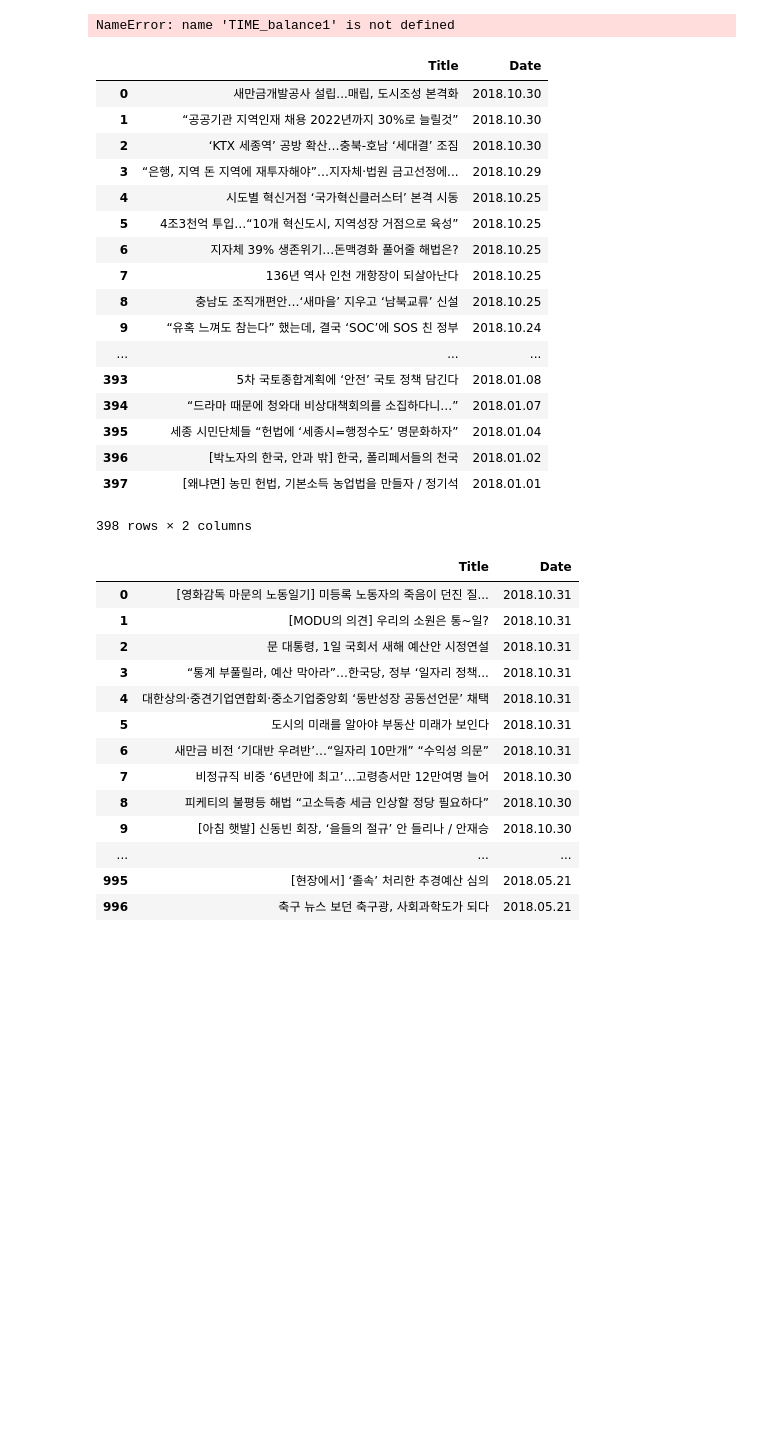
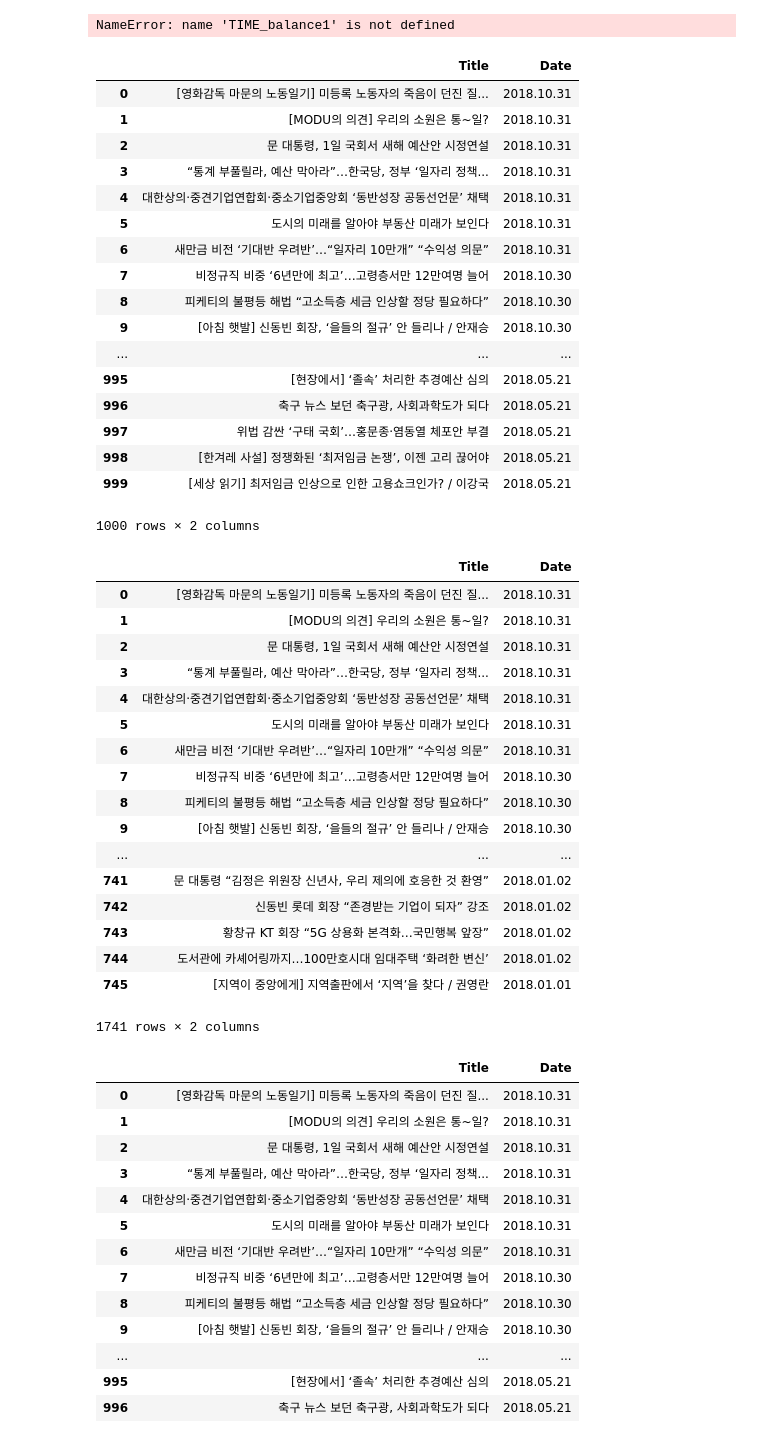
Before and after one commit to bigpycraft/iitp18-multicampus, a Jupyter notebook: test-py11/IITP18_Team_4/장정호(한겨레)/4팀_장정호_01_웹 크롤링(한겨레).ipynb, the cells around one changed output. Drawn from its saved outputs; the diff is of its cells as text; code cells hidden in the pictures; blank space fills up the shorter version.

```diff
--- a/test-py11/IITP18_Team_4/장정호(한겨레)/4팀_장정호_01_웹 크롤링(한겨레).ipynb
+++ b/test-py11/IITP18_Team_4/장정호(한겨레)/4팀_장정호_01_웹 크롤링(한겨레).ipynb
@@ -463,21 +558,23 @@ crawling...39
 NameError: name 'TIME_balance1' is not defined
 # %%
 #4차산업 DF
-data_4th = {'Title':NAME_4th_Industrial1,'Date' : TIME_4th_Industrial1}
-df_4th = pd.DataFrame(data_4th)
-df_4th
+# data_4th = {'Title':NAME_4th_Industrial1,'Date' : TIME_4th_Industrial1}
+# df_4th = pd.DataFrame(data_4th)
+# df_4th
 
 data_job = {'Title':NAME_job1,'Date' : TIME_job1}
 df_job = pd.DataFrame(data_job)
 df_job
 
-data_rate = {'Title':NAME_rate1,'Date' : TIME_rate1}
-df_rate = pd.DataFrame(data_rate)
-df_rate
 
-data_balance = {'Title':NAME_balance1,'Date' : TIME_balance1}
-df_balance = pd.DataFrame(data_balance)
-df_balance
+
+# data_rate = {'Title':NAME_rate1,'Date' : TIME_rate1}
+# df_rate = pd.DataFrame(data_rate)
+# df_rate
+
+# data_balance = {'Title':NAME_balance1,'Date' : TIME_balance1}
+# df_balance = pd.DataFrame(data_balance)
+# df_balance
 
 # df_4th.to_csv('data/4차산업.csv',sep=',',encoding='euc-kr')
 # df_job.to_csv('data/일자리.csv',sep=',',encoding='euc-kr')
@@ -485,23 +582,51 @@ df_balance
 # df_balance.to_csv('data/균형발전.csv',sep=',',encoding='euc-kr')
 # %% [output]
 |  | Title | Date |
-| 0 | 새만금개발공사 설립...매립, 도시조성 본격화 | 2018.10.30 |
-| 1 | “공공기관 지역인재 채용 2022년까지 30%로 늘릴것” | 2018.10.30 |
-| 2 | ‘KTX 세종역’ 공방 확산…충북-호남 ‘세대결’ 조짐 | 2018.10.30 |
-| 3 | “은행, 지역 돈 지역에 재투자해야”…지자체·법원 금고선정에... | 2018.10.29 |
-| 4 | 시도별 혁신거점 ‘국가혁신클러스터’ 본격 시동 | 2018.10.25 |
-| 5 | 4조3천억 투입…“10개 혁신도시, 지역성장 거점으로 육성” | 2018.10.25 |
-| 6 | 지자체 39% 생존위기…돈맥경화 풀어줄 해법은? | 2018.10.25 |
-| 7 | 136년 역사 인천 개항장이 되살아난다 | 2018.10.25 |
-| 8 | 충남도 조직개편안…‘새마을’ 지우고 ‘남북교류’ 신설 | 2018.10.25 |
-| 9 | “유혹 느껴도 참는다” 했는데, 결국 ‘SOC’에 SOS 친 정부 | 2018.10.24 |
+| 0 | [영화감독 마문의 노동일기] 미등록 노동자의 죽음이 던진 질... | 2018.10.31 |
+| 1 | [MODU의 의견] 우리의 소원은 통~일? | 2018.10.31 |
+| 2 | 문 대통령, 1일 국회서 새해 예산안 시정연설 | 2018.10.31 |
+| 3 | “통계 부풀릴라, 예산 막아라”…한국당, 정부 ‘일자리 정책... | 2018.10.31 |
+| 4 | 대한상의·중견기업연합회·중소기업중앙회 ‘동반성장 공동선언문’ 채택 | 2018.10.31 |
+| 5 | 도시의 미래를 알아야 부동산 미래가 보인다 | 2018.10.31 |
+| 6 | 새만금 비전 ‘기대반 우려반’…“일자리 10만개” “수익성 의문” | 2018.10.31 |
+| 7 | 비정규직 비중 ‘6년만에 최고’…고령층서만 12만여명 늘어 | 2018.10.30 |
+| 8 | 피케티의 불평등 해법 “고소득층 세금 인상할 정당 필요하다” | 2018.10.30 |
+| 9 | [아침 햇발] 신동빈 회장, ‘을들의 절규’ 안 들리나 / 안재승 | 2018.10.30 |
 | ... | ... | ... |
-| 393 | 5차 국토종합계획에 ‘안전’ 국토 정책 담긴다 | 2018.01.08 |
-| 394 | “드라마 때문에 청와대 비상대책회의를 소집하다니…” | 2018.01.07 |
-| 395 | 세종 시민단체들 “헌법에 ‘세종시=행정수도’ 명문화하자” | 2018.01.04 |
-| 396 | [박노자의 한국, 안과 밖] 한국, 폴리페서들의 천국 | 2018.01.02 |
-| 397 | [왜냐면] 농민 헌법, 기본소득 농업법을 만들자 / 정기석 | 2018.01.01 |
+| 995 | [현장에서] ‘졸속’ 처리한 추경예산 심의 | 2018.05.21 |
+| 996 | 축구 뉴스 보던 축구광, 사회과학도가 되다 | 2018.05.21 |
+| 997 | 위법 감싼 ‘구태 국회’…홍문종·염동열 체포안 부결 | 2018.05.21 |
+| 998 | [한겨레 사설] 정쟁화된 ‘최저임금 논쟁’, 이젠 고리 끊어야 | 2018.05.21 |
+| 999 | [세상 읽기] 최저임금 인상으로 인한 고용쇼크인가? / 이강국 | 2018.05.21 |
-398 rows × 2 columns
+1000 rows × 2 columns
+# %%
+data_jobp = {'Title':NAME_job1p,'Date' : TIME_job1p}
+df_jobp = pd.DataFrame(data_jobp)
+# df_jobp=df_jobp[5:]
+# df_jobp
+df_jobp = df_jobp[5:]
+# %%
+df_job_final =pd.concat([df_job,df_jobp])
+df_job_final
+# %% [output]
+|  | Title | Date |
+| 0 | [영화감독 마문의 노동일기] 미등록 노동자의 죽음이 던진 질... | 2018.10.31 |
+| 1 | [MODU의 의견] 우리의 소원은 통~일? | 2018.10.31 |
+| 2 | 문 대통령, 1일 국회서 새해 예산안 시정연설 | 2018.10.31 |
+| 3 | “통계 부풀릴라, 예산 막아라”…한국당, 정부 ‘일자리 정책... | 2018.10.31 |
+| 4 | 대한상의·중견기업연합회·중소기업중앙회 ‘동반성장 공동선언문’ 채택 | 2018.10.31 |
+| 5 | 도시의 미래를 알아야 부동산 미래가 보인다 | 2018.10.31 |
+| 6 | 새만금 비전 ‘기대반 우려반’…“일자리 10만개” “수익성 의문” | 2018.10.31 |
+| 7 | 비정규직 비중 ‘6년만에 최고’…고령층서만 12만여명 늘어 | 2018.10.30 |
+| 8 | 피케티의 불평등 해법 “고소득층 세금 인상할 정당 필요하다” | 2018.10.30 |
+| 9 | [아침 햇발] 신동빈 회장, ‘을들의 절규’ 안 들리나 / 안재승 | 2018.10.30 |
+| ... | ... | ... |
+| 741 | 문 대통령 “김정은 위원장 신년사, 우리 제의에 호응한 것 환영” | 2018.01.02 |
+| 742 | 신동빈 롯데 회장 “존경받는 기업이 되자” 강조 | 2018.01.02 |
+| 743 | 황창규 KT 회장 “5G 상용화 본격화…국민행복 앞장” | 2018.01.02 |
+| 744 | 도서관에 카셰어링까지…100만호시대 임대주택 ‘화려한 변신’ | 2018.01.02 |
+| 745 | [지역이 중앙에게] 지역출판에서 ‘지역’을 찾다 / 권영란 | 2018.01.01 |
+1741 rows × 2 columns
 # %%
 # data_job = {'Title':NAME_job1,'Date' : TIME_job1}
 # df_job = pd.DataFrame(data_job)
```
Also changed, not shown: parts of 12 cells of this notebook, 36 other files.
